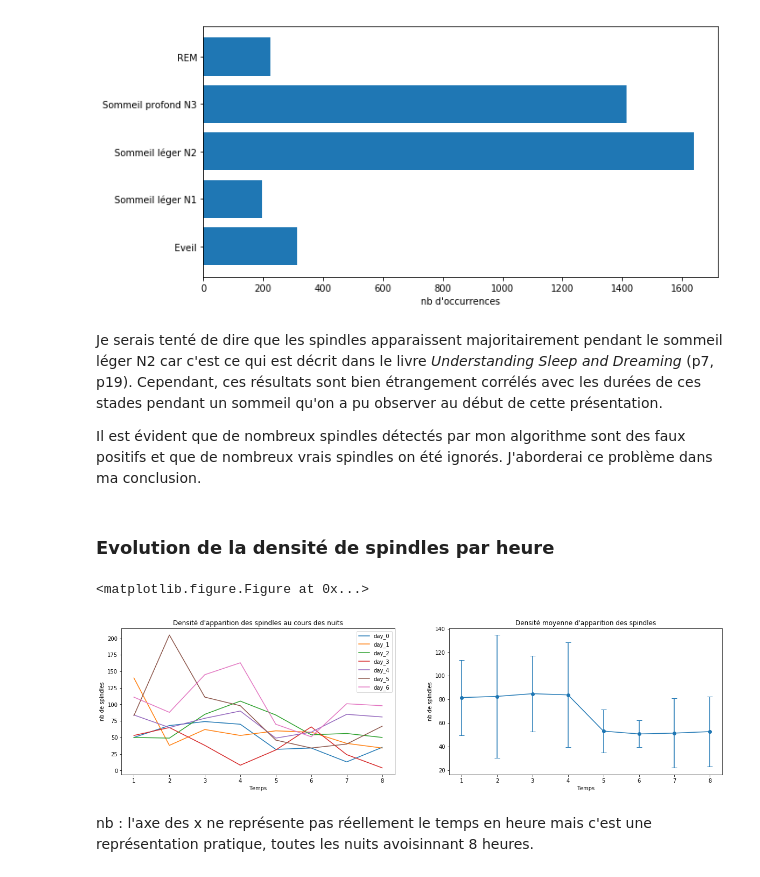
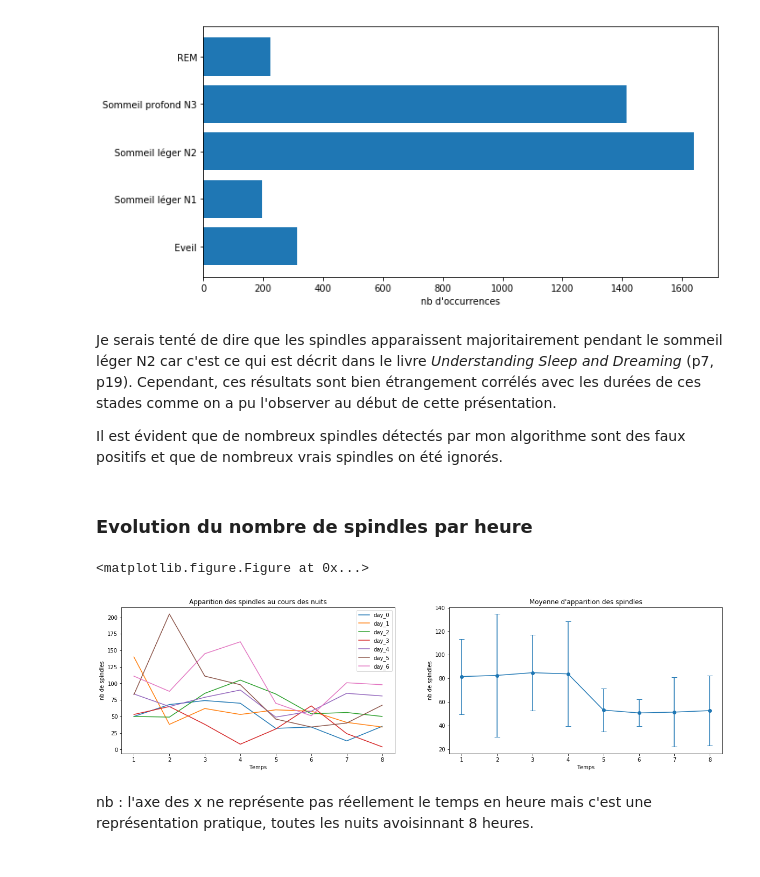
Before and after one commit to ArnoBen/SleepSpindles, a Jupyter notebook: SpindleDetection.ipynb, the cells around one changed output. Cells and saved outputs as stored; diff of their text form; code cells hidden in the pictures.

```diff
--- a/SpindleDetection.ipynb
+++ b/SpindleDetection.ipynb
@@ -476,11 +480,11 @@ plt.show()
 <matplotlib.figure.Figure at 0x...>
 [figure]
 # %% [markdown]
-Je serais tenté de dire que les spindles apparaissent majoritairement pendant le sommeil léger N2 car c'est ce qui est décrit dans le livre *Understanding Sleep and Dreaming* (p7, p19). Cependant, ces résultats sont bien étrangement corrélés avec les durées de ces stades pendant un sommeil qu'on a pu observer au début de cette présentation.
+Je serais tenté de dire que les spindles apparaissent majoritairement pendant le sommeil léger N2 car c'est ce qui est décrit dans le livre *Understanding Sleep and Dreaming* (p7, p19). Cependant, ces résultats sont bien étrangement corrélés avec les durées de ces stades comme on a pu l'observer au début de cette présentation.
 
-Il est évident que de nombreux spindles détectés par mon algorithme sont des faux positifs et que de nombreux vrais spindles on été ignorés. J'aborderai ce problème dans ma conclusion.
+Il est évident que de nombreux spindles détectés par mon algorithme sont des faux positifs et que de nombreux vrais spindles on été ignorés.
 # %% [markdown]
-### Evolution de la densité de spindles par heure
+### Evolution du nombre de spindles par heure
 # %%
 parts = 8 # Je sépare arbitrairement une nuit en 8 parties égales pour approximer les 8h de sommeil.
 spindle_density = np.zeros([n_days, parts])
@@ -490,36 +494,36 @@ spindle_density_std = np.zeros(parts)
 plt.clf()
 plt.figure(figsize = (20,5))
 plt.subplot(1,2,1)
 legend = []
 for i in range(n_days):
     l = len(eeg_signals[i])
     for j in range(parts):
         # Je récupère toutes les positions des spindles jour par jour
         # et je compte combien apparaîssent pendant chaque partie de la nuit
         temp = np.array(spindles_positions[i])
         bool_table = np.equal(temp < j*l/parts, temp > (j+1)*l/parts)
         spindle_density[i,j] = (sum(bool_table))
     plt.plot(spindle_density[i])
     legend.append('day_' + str(i))
-plt.title("Densité d'apparition des spindles au cours des nuits")
+plt.title("Apparition des spindles au cours des nuits")
 plt.xlabel('Temps')
 plt.ylabel("nb de spindles")
 plt.xticks(np.arange(8), np.arange(1,9))
 plt.legend(legend, fontsize = 10, loc = 1)
 
 for k in range(parts):
     spindle_density_mean[k] = np.mean(spindle_density[:,k])
     spindle_density_std[k] = np.std(spindle_density[:,k])
 plt.subplot(1,2,2)
 plt.errorbar(np.arange(parts), spindle_density_mean, spindle_density_std, linestyle='-', marker='o', capsize=5)
-plt.title("Densité moyenne d'apparition des spindles")
+plt.title("Moyenne d'apparition des spindles")
 plt.xlabel('Temps')
 plt.ylabel("nb de spindles")
 plt.xticks(np.arange(8), np.arange(1,9))
 plt.show()
 # %% [output]
 <matplotlib.figure.Figure at 0x...>
-[figure, old version]
+[figure, new version]
 # %% [markdown]
 nb : l'axe des x ne représente pas réellement le temps en heure mais c'est une représentation pratique, toutes les nuits avoisinnant 8 heures.
 # %% [markdown]
```
Also changed, not shown: parts of 13 cells of this notebook.
